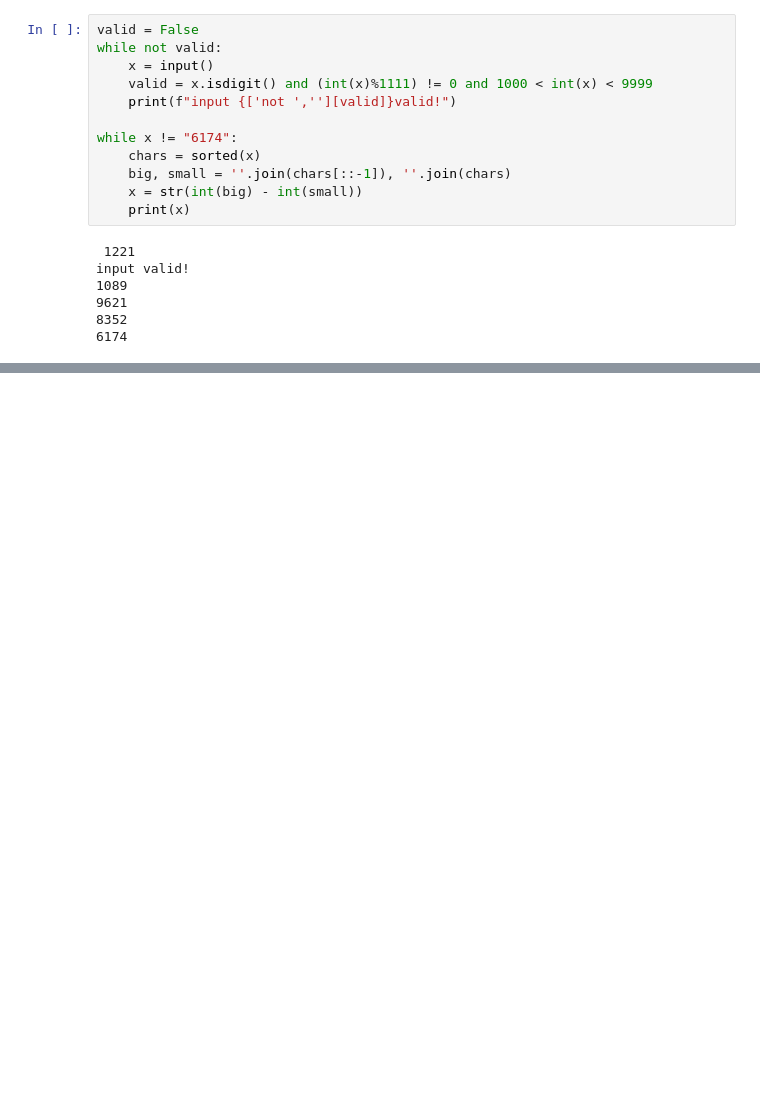
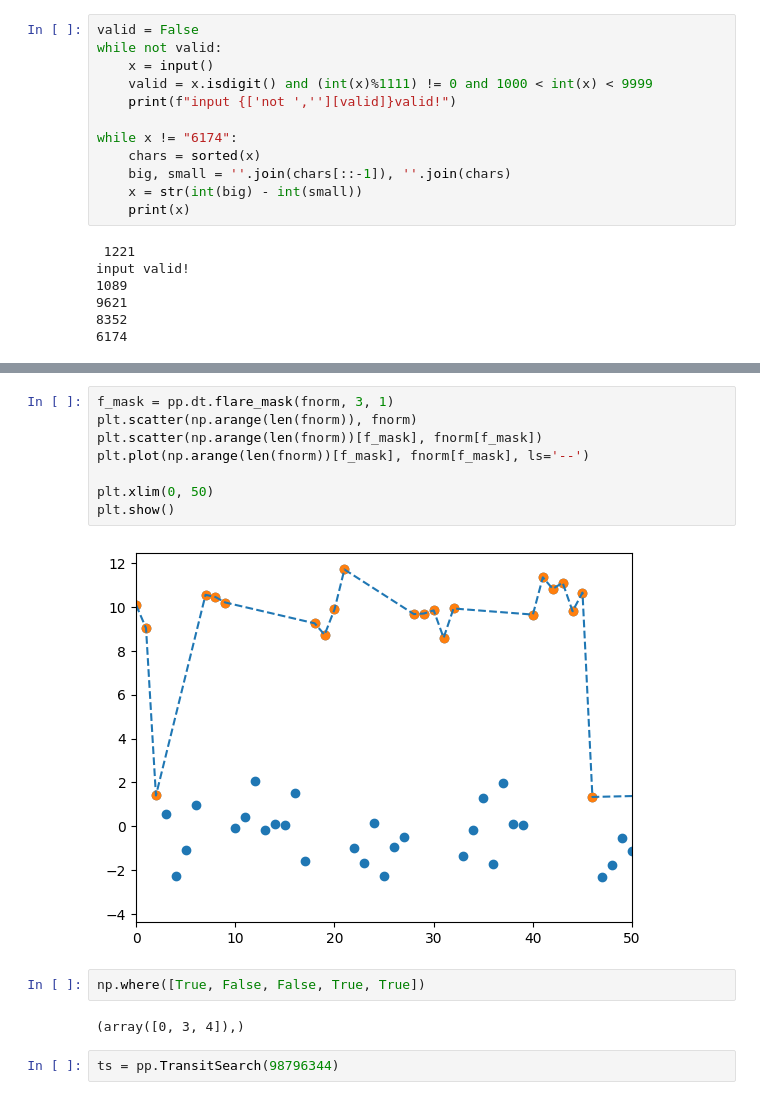
Before and after one commit to e-gillis/tess-exoplanet-pipeline, a Jupyter notebook: pipeline_testing.ipynb, the cells around one changed output, grey strips where cells are left out. Cells and saved outputs as stored; diff of their text form; blank space fills up the shorter version.

```diff
--- a/pipeline_testing.ipynb
+++ b/pipeline_testing.ipynb
@@ -196,0 +217,16 @@ input valid!
+# %%
+f_mask = pp.dt.flare_mask(fnorm, 3, 1)
+plt.scatter(np.arange(len(fnorm)), fnorm)
+plt.scatter(np.arange(len(fnorm))[f_mask], fnorm[f_mask])
+plt.plot(np.arange(len(fnorm))[f_mask], fnorm[f_mask], ls='--')
+
+plt.xlim(0, 50)
+plt.show()
+# %% [output]
+[figure, added]
+# %%
+np.where([True, False, False, True, True])
+# %% [output]
+(array([0, 3, 4]),)
+# %%
+ts = pp.TransitSearch(98796344)
```
Also changed, not shown: parts of 11 cells of this notebook, 2 other files.
